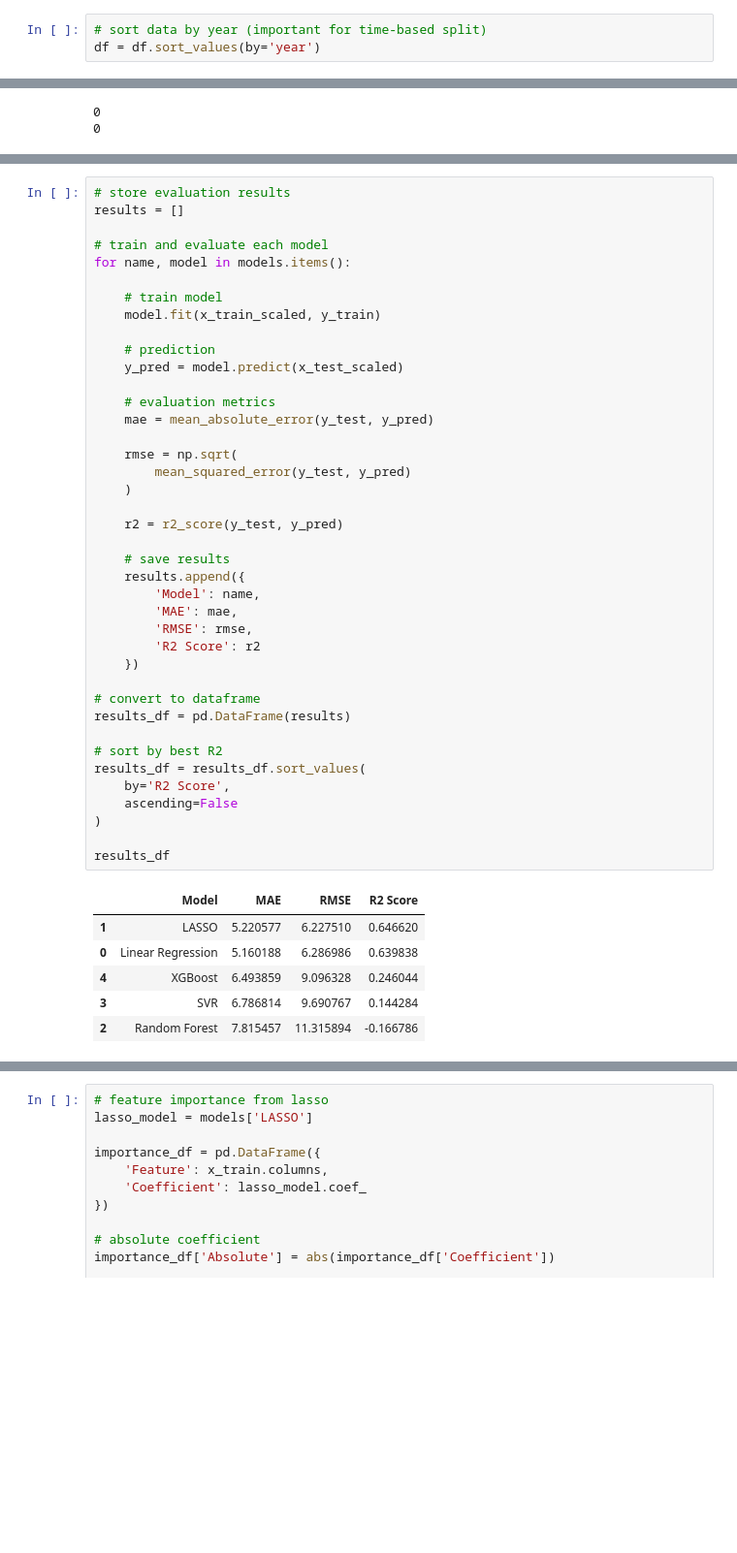
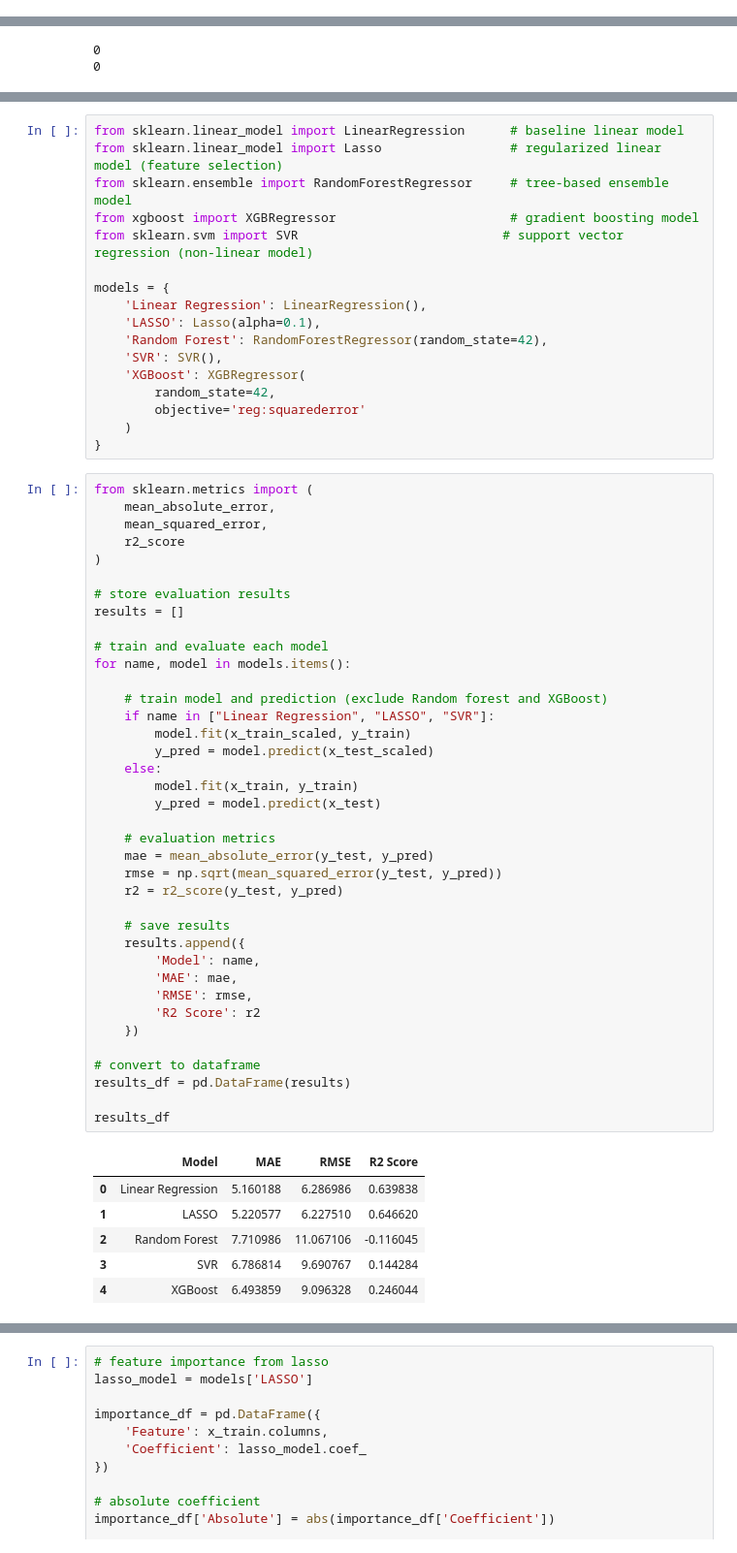
Before and after one commit to MuhammadRibhiRamadan/fsi-prediction-id, a Jupyter notebook: DSAI.ipynb, the cells around one changed output, grey strips where cells are left out. Shown at 97% size. Drawn from its saved outputs; the diff is of its cells as text; blank space fills up the shorter version.

```diff
--- a/DSAI.ipynb
+++ b/DSAI.ipynb
@@ -764,3 +723,0 @@ plt.show()
-# %%
-# sort data by year (important for time-based split)
-df = df.sort_values(by='year')
@@ -1117,47 +975,62 @@ array([[ 5.03700161e-01,  1.74813369e-01,  7.22474921e-01,
+# %%
+from sklearn.linear_model import LinearRegression      # baseline linear model
+from sklearn.linear_model import Lasso                 # regularized linear model (feature selection)
+from sklearn.ensemble import RandomForestRegressor     # tree-based ensemble model
+from xgboost import XGBRegressor                       # gradient boosting model
+from sklearn.svm import SVR                           # support vector regression (non-linear model)
+
+models = {
+    'Linear Regression': LinearRegression(),
+    'LASSO': Lasso(alpha=0.1),
+    'Random Forest': RandomForestRegressor(random_state=42),
+    'SVR': SVR(),
+    'XGBoost': XGBRegressor(
+        random_state=42,
+        objective='reg:squarederror'
+    )
+}
 # %%
+from sklearn.metrics import (
+    mean_absolute_error,
+    mean_squared_error,
+    r2_score
+)
+
 # store evaluation results
 results = []
 
 # train and evaluate each model
 for name, model in models.items():
 
-    # train model
-    model.fit(x_train_scaled, y_train)
-
-    # prediction
-    y_pred = model.predict(x_test_scaled)
+    # train model and prediction (exclude Random forest and XGBoost)
+    if name in ["Linear Regression", "LASSO", "SVR"]:
+        model.fit(x_train_scaled, y_train)
+        y_pred = model.predict(x_test_scaled)
+    else:
+        model.fit(x_train, y_train)
+        y_pred = model.predict(x_test)
 
     # evaluation metrics
     mae = mean_absolute_error(y_test, y_pred)
-
-    rmse = np.sqrt(
-        mean_squared_error(y_test, y_pred)
-    )
-
+    rmse = np.sqrt(mean_squared_error(y_test, y_pred))
     r2 = r2_score(y_test, y_pred)
 
     # save results
     results.append({
         'Model': name,
         'MAE': mae,
         'RMSE': rmse,
         'R2 Score': r2
     })
 
 # convert to dataframe
 results_df = pd.DataFrame(results)
 
-# sort by best R2
-results_df = results_df.sort_values(
-    by='R2 Score',
-    ascending=False
-)
-
 results_df
 # %% [output]
 |  | Model | MAE | RMSE | R2 Score |
+| 0 | Linear Regression | 5.160188 | 6.286986 | 0.639838 |
 | 1 | LASSO | 5.220577 | 6.227510 | 0.646620 |
-| 0 | Linear Regression | 5.160188 | 6.286986 | 0.639838 |
+| 2 | Random Forest | 7.710986 | 11.067106 | -0.116045 |
+| 3 | SVR | 6.786814 | 9.690767 | 0.144284 |
 | 4 | XGBoost | 6.493859 | 9.096328 | 0.246044 |
-| 3 | SVR | 6.786814 | 9.690767 | 0.144284 |
-| 2 | Random Forest | 7.815457 | 11.315894 | -0.166786 |
```
Also changed, not shown: parts of 66 cells of this notebook.
